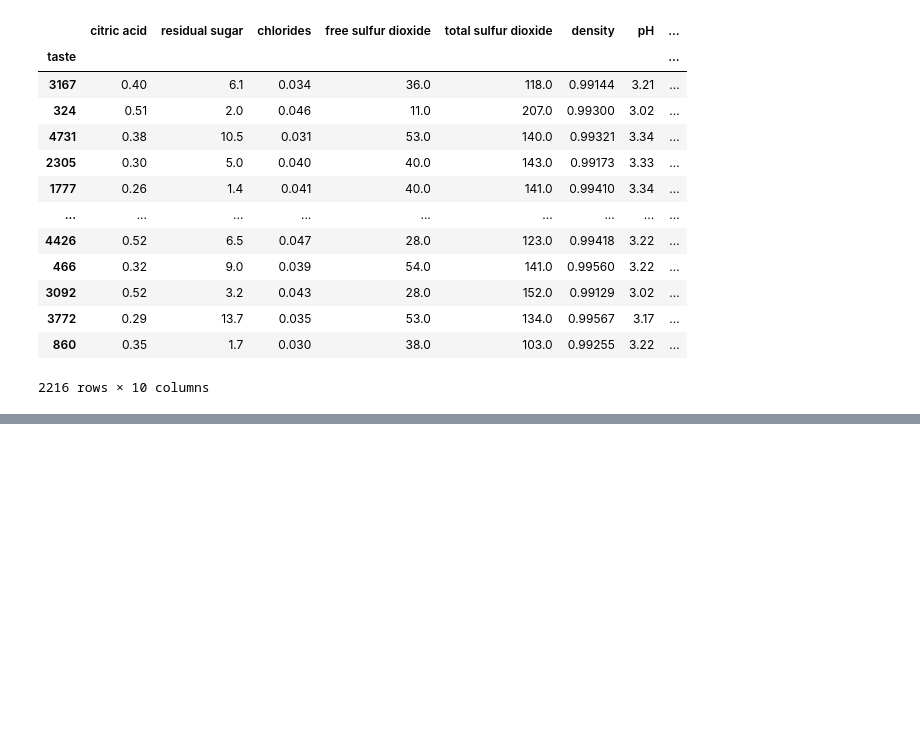
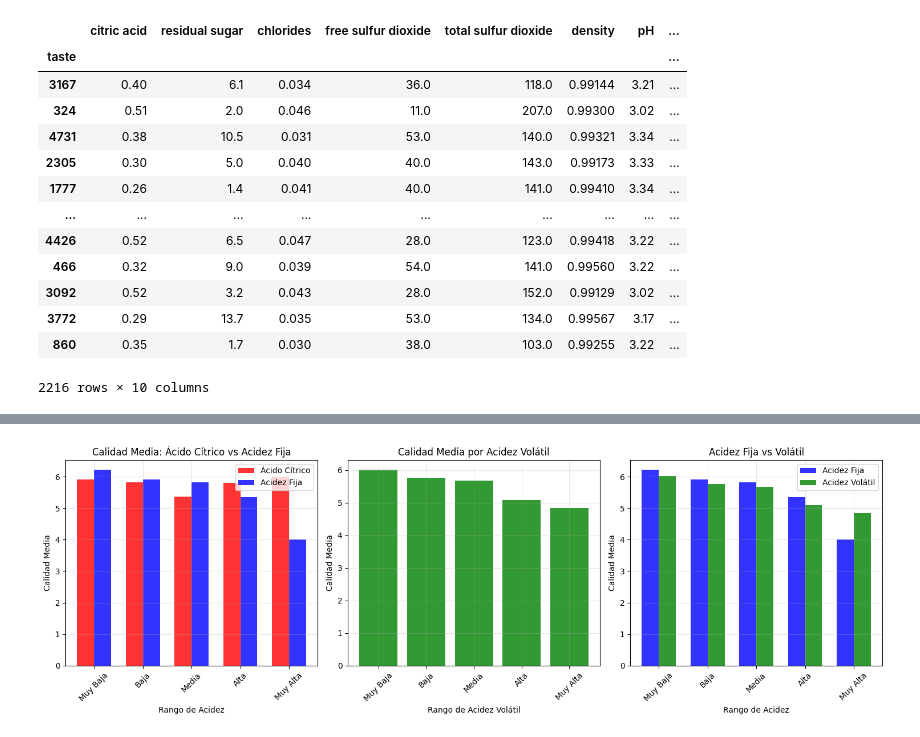
Before and after one commit to cristinaegus/Pandas_Python_IA, a Jupyter notebook: Copia_de_Ejercicios_Filtrados.ipynb, the cells around one changed output, grey strips where cells are left out. Cells and saved outputs as stored; diff of their text form; code cells hidden in the pictures; blank space fills up the shorter version.

```diff
--- a/Copia_de_Ejercicios_Filtrados.ipynb
+++ b/Copia_de_Ejercicios_Filtrados.ipynb
@@ -195,0 +307,68 @@ filas_filtradas
+# %%
+# 2. Análisis por rangos de acidez
+def crear_rangos_acidez(df, columna_acidez):
+    """Crea rangos de acidez para análisis"""
+    return pd.cut(df[columna_acidez],
+                  bins=5,
+                  labels=['Muy Baja', 'Baja', 'Media', 'Alta', 'Muy Alta'])
+
+# Crear rangos para ambos datasets usando las columnas correctas
+catas_vino1['rango_acidez'] = crear_rangos_acidez(catas_vino1, 'citric acid')
+catas_vino2['rango_acidez_fija'] = crear_rangos_acidez(catas_vino2, 'fixed acidity')
+catas_vino2['rango_acidez_volatil'] = crear_rangos_acidez(catas_vino2, 'volatile acidity')
+
+# Calcular calidad media por rango
+calidad_por_rango1 = catas_vino1.groupby('rango_acidez')['quality'].mean()
+calidad_por_rango2_fija = catas_vino2.groupby('rango_acidez_fija')['quality'].mean()
+calidad_por_rango2_volatil = catas_vino2.groupby('rango_acidez_volatil')['quality'].mean()
+
+# Gráfico de barras comparativo
+plt.figure(figsize=(15, 5))
+
+# Subplot 1: Ácido cítrico vs Acidez fija
+plt.subplot(1, 3, 1)
+x = np.arange(len(calidad_por_rango1.index))
+width = 0.35
+plt.bar(x - width/2, calidad_por_rango1.values, width, label='Ácido Cítrico', alpha=0.8, color='red')
+plt.bar(x + width/2, calidad_por_rango2_fija.values, width, label='Acidez Fija', alpha=0.8, color='blue')
+plt.xlabel('Rango de Acidez')
+plt.ylabel('Calidad Media')
+plt.title('Calidad Media: Ácido Cítrico vs Acidez Fija')
+plt.xticks(x, calidad_por_rango1.index, rotation=45)
+plt.legend()
+plt.grid(True, alpha=0.3)
+
+# Subplot 2: Solo acidez volátil
+plt.subplot(1, 3, 2)
+x = np.arange(len(calidad_por_rango2_volatil.index))
+plt.bar(x, calidad_por_rango2_volatil.values, alpha=0.8, color='green')
+plt.xlabel('Rango de Acidez Volátil')
+plt.ylabel('Calidad Media')
+plt.title('Calidad Media por Acidez Volátil')
+plt.xticks(x, calidad_por_rango2_volatil.index, rotation=45)
+plt.grid(True, alpha=0.3)
+
+# Subplot 3: Comparación acidez fija vs volátil
+plt.subplot(1, 3, 3)
+x = np.arange(len(calidad_por_rango2_fija.index))
+width = 0.35
+plt.bar(x - width/2, calidad_por_rango2_fija.values, width, label='Acidez Fija', alpha=0.8, color='blue')
+plt.bar(x + width/2, calidad_por_rango2_volatil.values, width, label='Acidez Volátil', alpha=0.8, color='green')
+plt.xlabel('Rango de Acidez')
+plt.ylabel('Calidad Media')
+plt.title('Acidez Fija vs Volátil')
+plt.xticks(x, calidad_por_rango2_fija.index, rotation=45)
+plt.legend()
+plt.grid(True, alpha=0.3)
+
+plt.tight_layout()
+plt.show()
+
+print("Calidad media por rango de ácido cítrico:")
+print(calidad_por_rango1.round(2))
+print("\nCalidad media por rango de acidez fija:")
+print(calidad_por_rango2_fija.round(2))
+print("\nCalidad media por rango de acidez volátil:")
+print(calidad_por_rango2_volatil.round(2))
+# %% [output]
+[figure, added]
```
Also changed, not shown: parts of 8 cells of this notebook, 4 other files.
